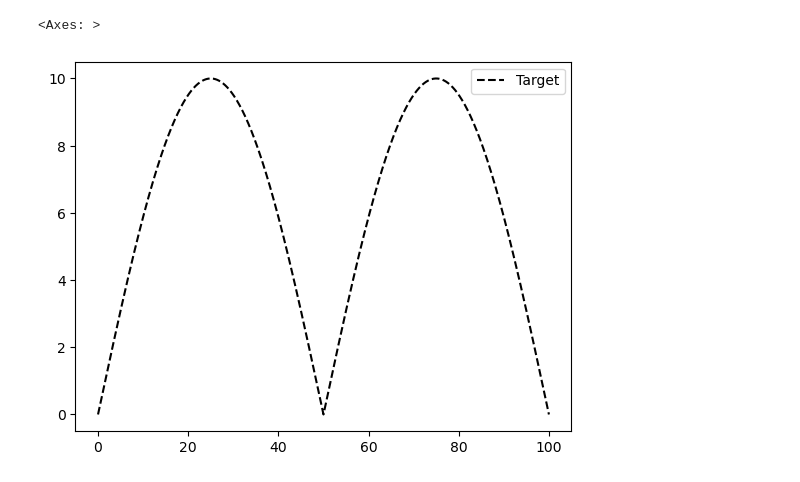
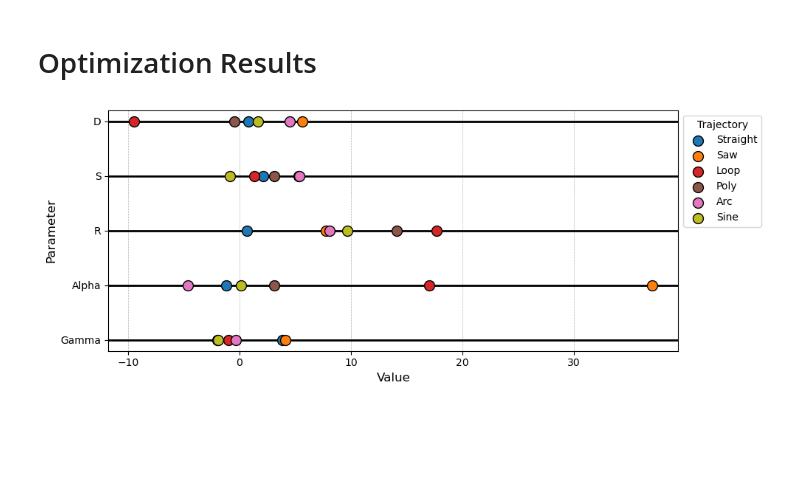
Before and after one commit to Adam-Boesky/RL_CMAES, a Jupyter notebook: Analysis/analysis.ipynb, the cells around one changed output. Cells and saved outputs as stored; diff of their text form; code cells hidden in the pictures; blank space fills up the shorter version.

```diff
--- a/Analysis/analysis.ipynb
+++ b/Analysis/analysis.ipynb
@@ -20,5 +12,2 @@ generate_animation(path + '/trajectories/sawtooth.csv', path + '/sim_results/tra
-# %%
-plot_trajectory(path + '/trajectories/sawtooth.csv')
-# %% [output]
-<Axes: >
-[figure, removed]
+# %% [markdown]
+# Optimization Results
@@ -24,0 +35,32 @@ plot_trajectory(path + '/trajectories/sawtooth.csv')
+# %%
+# Define the attributes and corresponding colors
+attributes = [policy_df['gamma'], policy_df['alpha'], policy_df['r'], policy_df['s'], policy_df['d']]
+trajectories = policy_df['trajectory']
+labels = ["Gamma", "Alpha", "R", "S", "D"]
+
+# Assign a unique color for each trajectory
+colormap = cm.tab10  # A modern, visually distinct colormap
+trajectory_colors = {traj: colormap(i / len(policy_df['trajectory'])) for i, traj in enumerate(policy_df['trajectory'])}
+
+# Create the plot
+fig, ax = plt.subplots(figsize=(10, 4))
+
+for i, (attribute, label) in enumerate(zip(attributes, labels)):
+    y = [i + 1] * len(attribute)  # Offset each number line on the y-axis
+    for traj, val, y_pos in zip(trajectories, attribute, y):
+        color = trajectory_colors[traj]
+        ax.scatter(val, y_pos, label=traj[:-5].capitalize() if i == 0 else "", color=color, edgecolor='black', s=100, zorder=3)
+
+# Add labels, legend, and grid
+ax.set_yticks(range(1, len(labels) + 1))
+ax.set_yticklabels(labels)
+ax.set_xlabel("Value", fontsize=12)
+ax.set_ylabel("Parameter", fontsize=12)
+ax.legend(loc="upper left", bbox_to_anchor=(1, 1), title="Trajectory")
+ax.grid(True, which="both", linestyle="--", linewidth=0.5, zorder=-1)
+ax.yaxis.grid(True, zorder=1, lw=2, color='k', ls='-')
+
+plt.tight_layout()
+plt.show()
+# %% [output]
+[figure, added]
```
Also changed, not shown: parts of 6 cells of this notebook, 4 other files.
